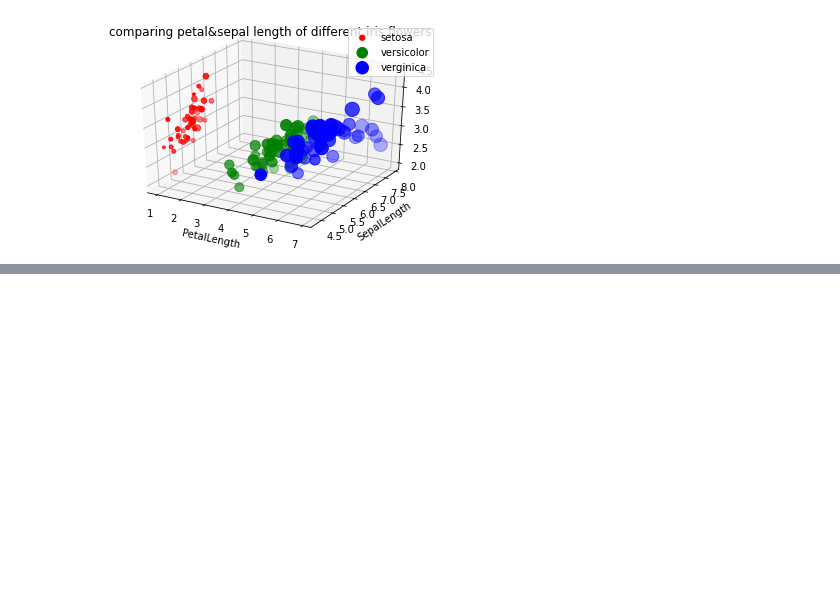
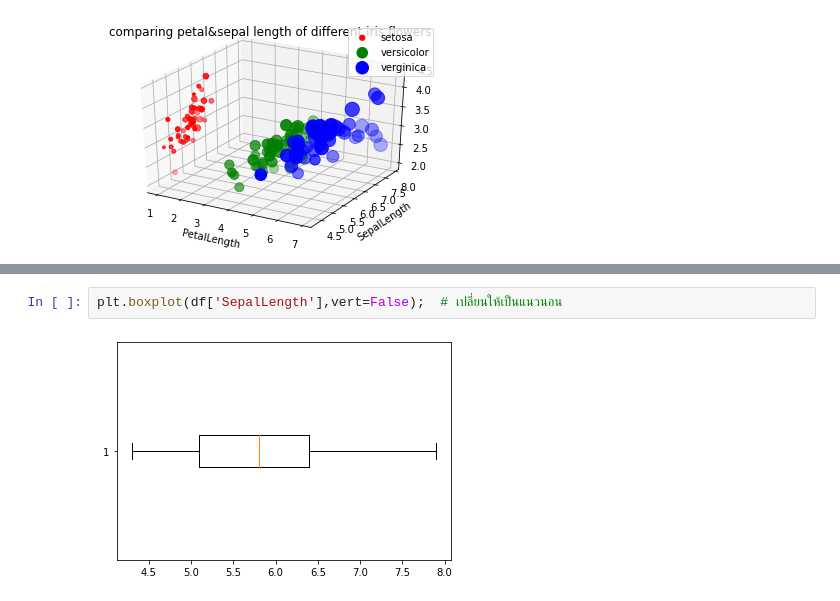
Before and after one commit to mintra-tippayaratsontorn/data_viz_2022, a Jupyter notebook: DataViz02_Data_Distribution.ipynb, the cells around one changed output, grey strips where cells are left out. Drawn from its saved outputs; the diff is of its cells as text; blank space fills up the shorter version.

```diff
--- a/DataViz02_Data_Distribution.ipynb
+++ b/DataViz02_Data_Distribution.ipynb
@@ -181,0 +195,4 @@ plt.title('comparing petal&sepal length of different iris flowers');
+# %%
+plt.boxplot(df['SepalLength'],vert=False);  # เปลี่ยนให้เป็นแนวนอน
+# %% [output]
+[figure, added]
```
Also changed, not shown: parts of 25 cells of this notebook.
